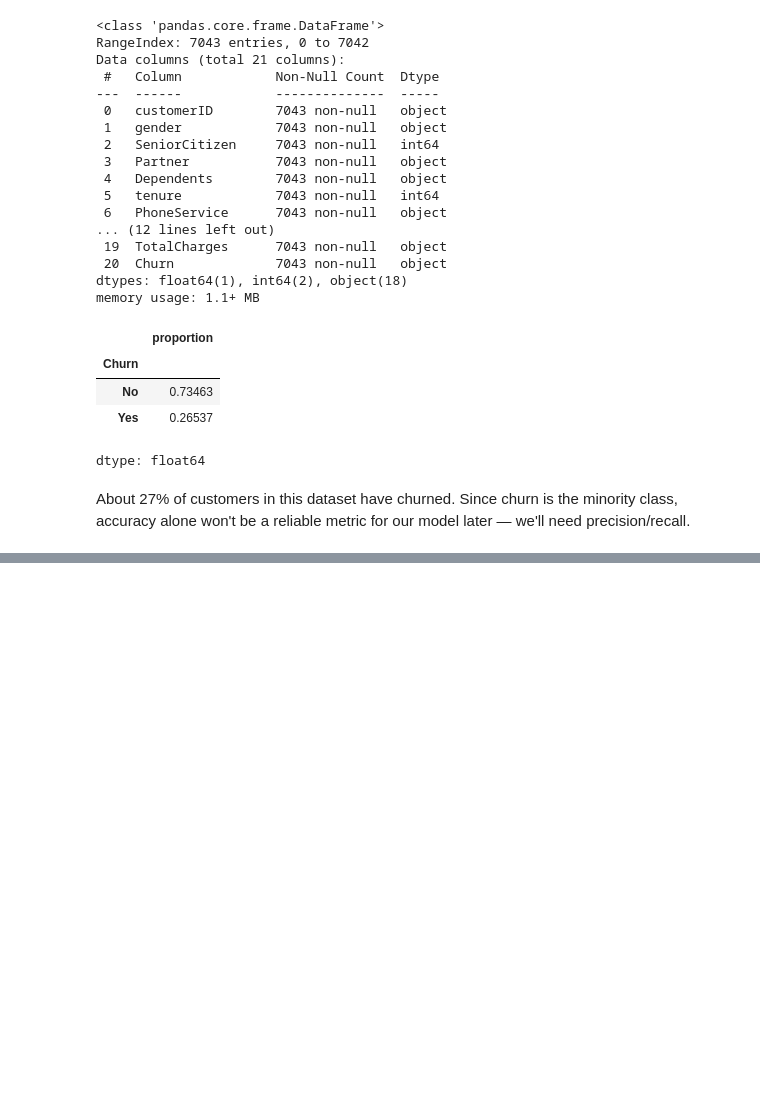
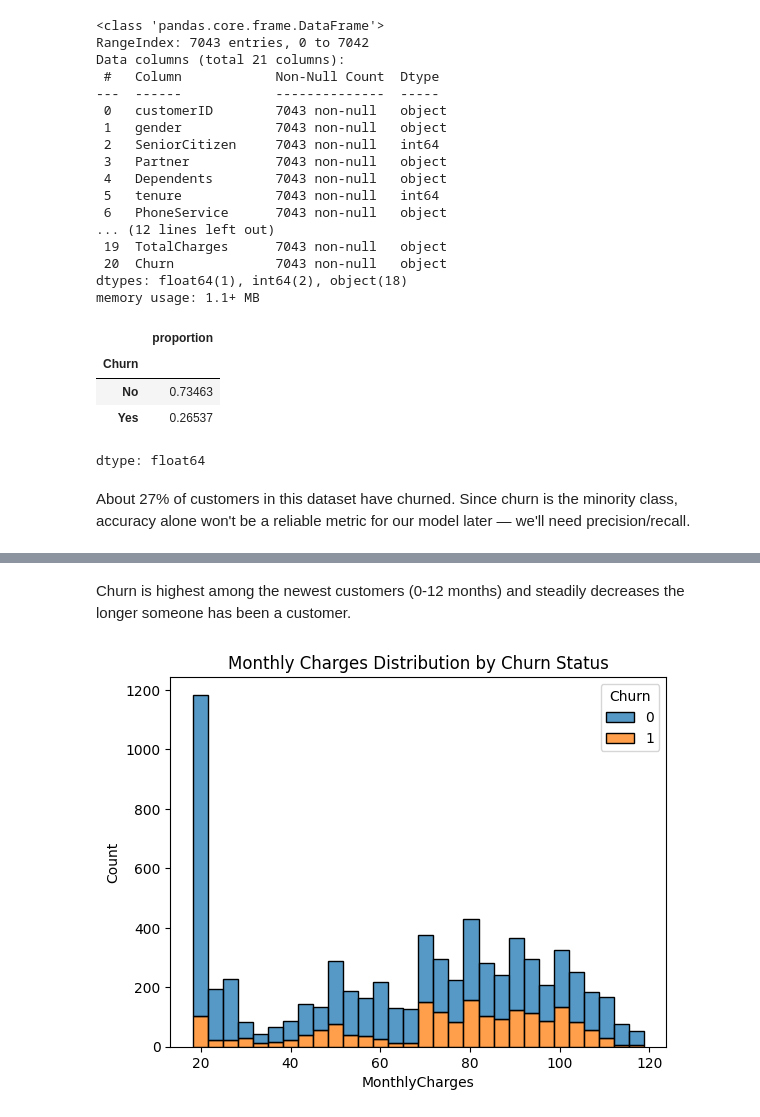
Before and after one commit to Maneeshraja19/churniq, a Jupyter notebook: notebooks/01_eda_and_modeling.ipynb, the cells around one changed output, grey strips where cells are left out. Cells and saved outputs as stored; diff of their text form; code cells hidden in the pictures; blank space fills up the shorter version.

```diff
--- a/notebooks/01_eda_and_modeling.ipynb
+++ b/notebooks/01_eda_and_modeling.ipynb
@@ -45,0 +109,8 @@ About 27% of customers in this dataset have churned. Since churn is the minority
+# %% [markdown]
+Churn is highest among the newest customers (0-12 months) and steadily decreases the longer someone has been a customer.
+# %%
+sns.histplot(data=df, x="MonthlyCharges", hue="Churn", multiple="stack", bins=30)
+plt.title("Monthly Charges Distribution by Churn Status")
+plt.show()
+# %% [output]
+[figure, added]
```
Also changed, not shown: parts of 14 cells of this notebook.
